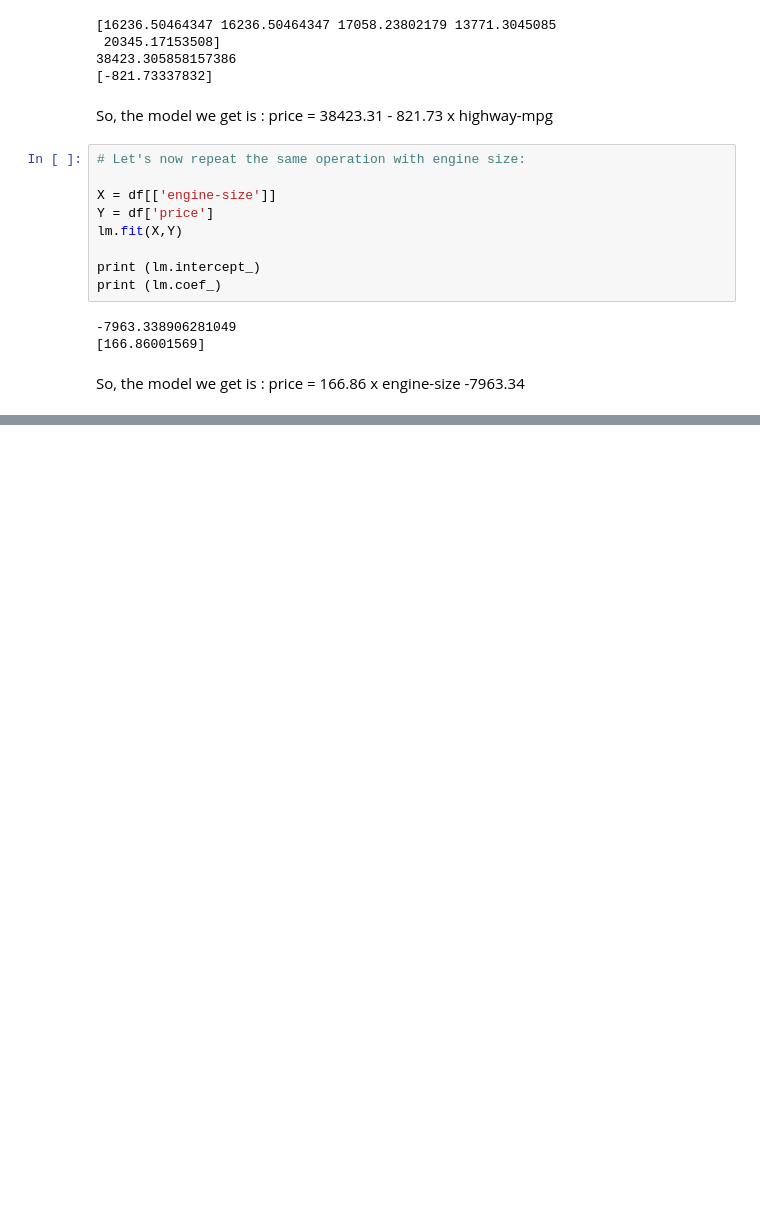
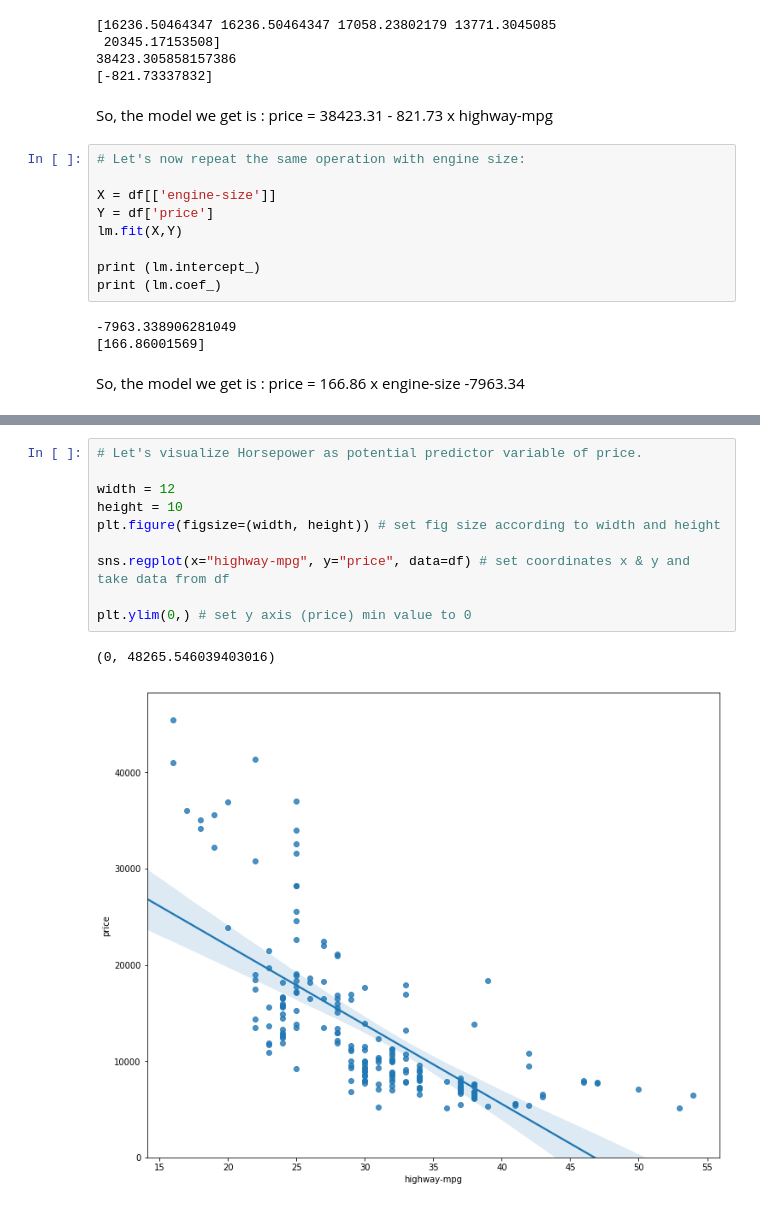
Before and after one commit to GuillaumeRouja/2019-Learning-Python-Data-Wrangling, a Jupyter notebook: model development.ipynb, the cells around one changed output, grey strips where cells are left out. Drawn from its saved outputs; the diff is of its cells as text; blank space fills up the shorter version.

Commit message:
Regression visualization

```diff
--- a/model development.ipynb
+++ b/model development.ipynb
@@ -93,0 +124,13 @@ So, the model we get is : price = 166.86 x engine-size -7963.34
+# %%
+# Let's visualize Horsepower as potential predictor variable of price.
+
+width = 12
+height = 10
+plt.figure(figsize=(width, height)) # set fig size according to width and height
+
+sns.regplot(x="highway-mpg", y="price", data=df) # set coordinates x & y and take data from df
+
+plt.ylim(0,) # set y axis (price) min value to 0
+# %% [output]
+(0, 48265.546039403016)
+[figure, added]
```
Also changed, not shown: parts of 13 cells of this notebook.
